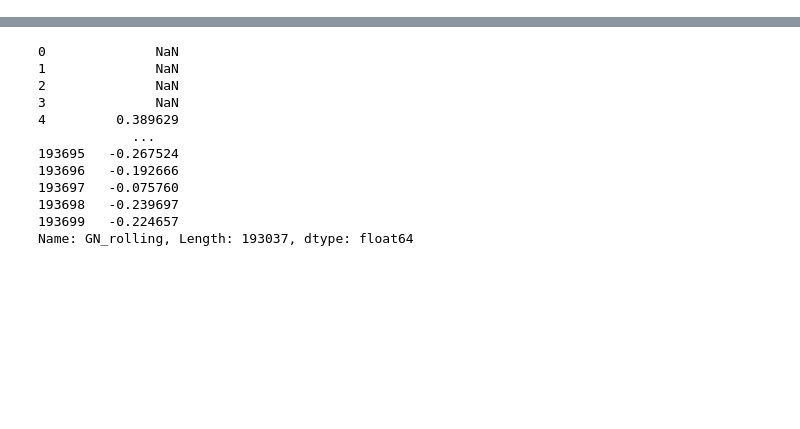
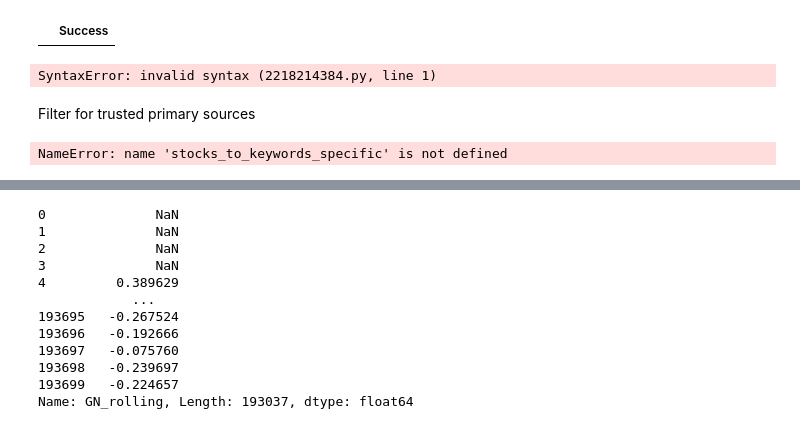
Before and after one commit to cs-muic/dm-2024-t1-pj-eda-honeybadgerlover645, a Jupyter notebook: eda/q1/eda_q1.ipynb, the cells around one changed output, grey strips where cells are left out. Saved outputs shown, nothing was run; the diff lists cells and outputs as text; code cells hidden in the pictures; blank space fills up the shorter version.

```diff
--- a/eda/q1/q1.ipynb
+++ b/eda/q1/eda_q1.ipynb
@@ -167,0 +114,5 @@ SELECT * FROM (SELECT DISTINCT Actor1Name
+# %%
+%%sql
+ROLLBACK
+# %% [output]
+|  | Success |
@@ -167,0 +123,8 @@ SELECT * FROM (SELECT DISTINCT Actor1Name
+# %%
+%%sql
+SELECT count(*) FROM gdelt
+WHERE (Actor1Name LIKE 'DISNEY' OR Actor2Name LIKE 'DISNEY');
+# %% [output]
+SyntaxError: invalid syntax (2218214384.py, line 1)
+# %% [markdown]
+Filter for trusted primary sources
@@ -168,3 +416,14 @@ SELECT * FROM (SELECT DISTINCT Actor1Name
+# %%
+folder = ["stocks_to_keywords_specific", "stocks_to_keywords_broad", "stocks_to_company_names"]
+
+for i,(stock_to_words) in enumerate([ stocks_to_keywords_specific, stocks_to_keywords_broad, list() ]):
+    for stock in stock_to_words.keys():
+        if stock != "V":
+            continue
+        filter_gdelt(stock_to_words[stock] + stocks_to_company_names[stock], stocks_to_keywords_blacklist[stock], folder[i])
+    break
+# %% [output]
+NameError: name 'stocks_to_keywords_specific' is not defined
 # %%
 %%sql
 SELECT *
```
Also changed, not shown: parts of 38 cells of this notebook, 2 other files.
